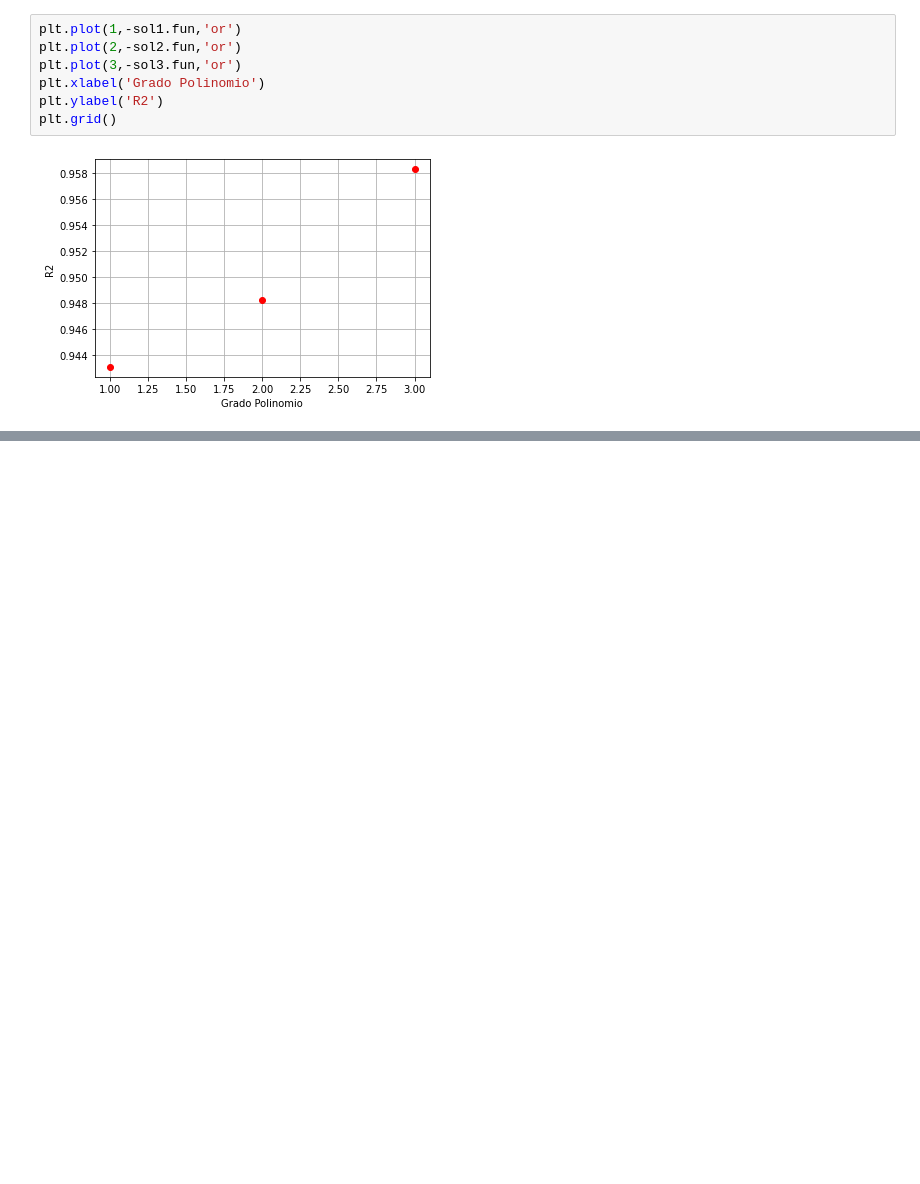
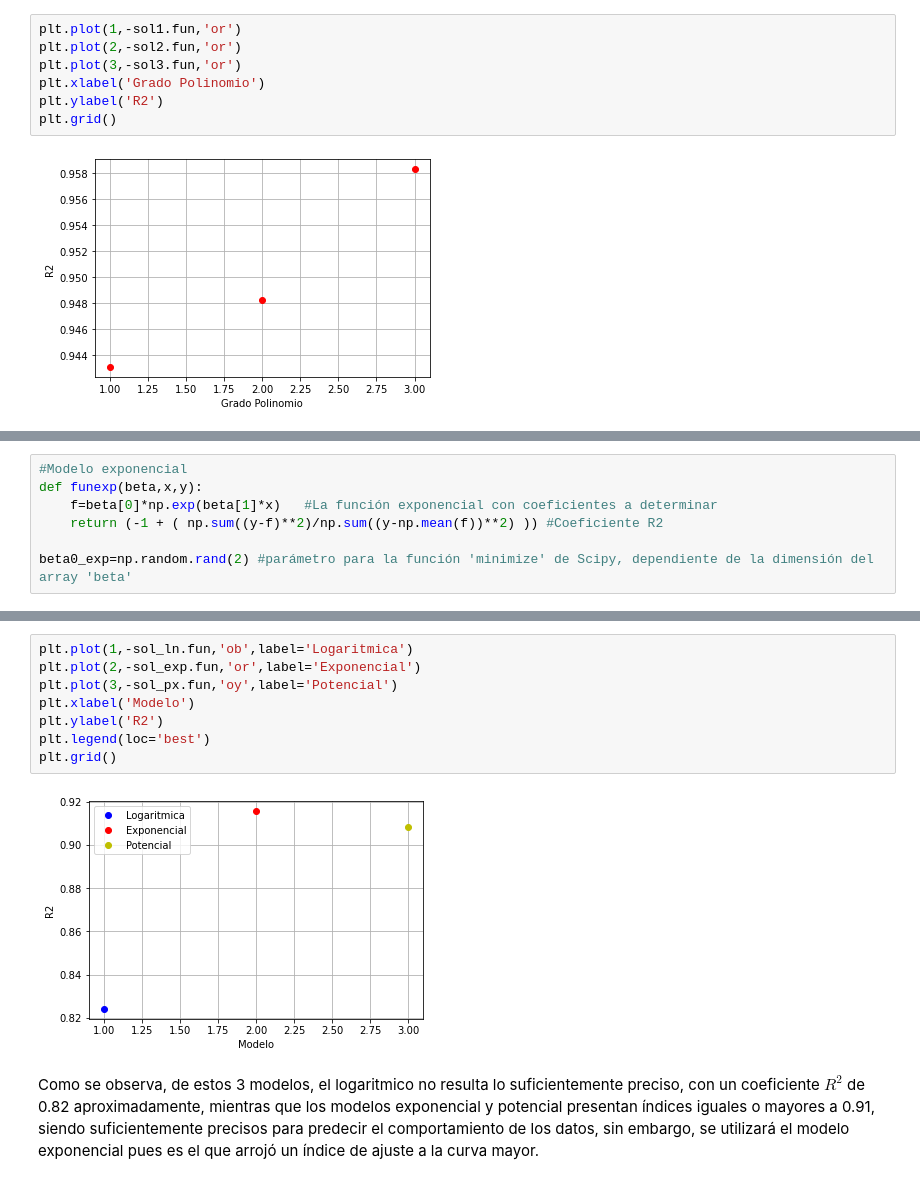
Before and after one commit to AlfonsoAZ/Proyecto1_SimuMat_O2021, a Jupyter notebook: ProyectoModulo1_AngelO_AcuñaM_Poncho.ipynb, the cells around one changed output, grey strips where cells are left out. Drawn from its saved outputs; the diff is of its cells as text; blank space fills up the shorter version.

```diff
--- a/ProyectoModulo1_AngelO_AcuñaM_Poncho.ipynb
+++ b/ProyectoModulo1_AngelO_AcuñaM_Poncho.ipynb
@@ -134,0 +156,7 @@ Como se observa, los 3 modelos se ajustaron bastante bien a los datos, arrojando
+# %%
+#Modelo exponencial
+def funexp(beta,x,y):
+    f=beta[0]*np.exp(beta[1]*x)   #La función exponencial con coeficientes a determinar
+    return (-1 + ( np.sum((y-f)**2)/np.sum((y-np.mean(f))**2) )) #Coeficiente R2
+
+beta0_exp=np.random.rand(2) #parámetro para la función 'minimize' de Scipy, dependiente de la dimensión del array 'beta'
@@ -135 +202,13 @@ Como se observa, los 3 modelos se ajustaron bastante bien a los datos, arrojando
+# %%
+plt.plot(1,-sol_ln.fun,'ob',label='Logaritmica')
+plt.plot(2,-sol_exp.fun,'or',label='Exponencial')
+plt.plot(3,-sol_px.fun,'oy',label='Potencial')
+plt.xlabel('Modelo')
+plt.ylabel('R2')
+plt.legend(loc='best')
+plt.grid()
+# %% [output]
+[figure, added]
+# %% [markdown]
+Como se observa, de estos 3 modelos, el logaritmico no resulta lo suficientemente preciso, con un coeficiente $R^2$ de 0.82 aproximadamente, mientras que los modelos exponencial y potencial presentan índices iguales o mayores a 0.91, siendo suficientemente precisos para predecir el comportamiento de los datos, sin embargo, se utilizará el modelo exponencial pues es el que arrojó un índice de ajuste a la curva mayor.
 # %%
```
Also changed, not shown: parts of 22 cells of this notebook.
